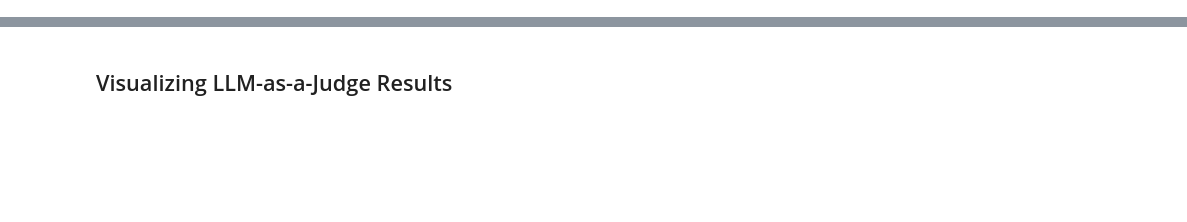
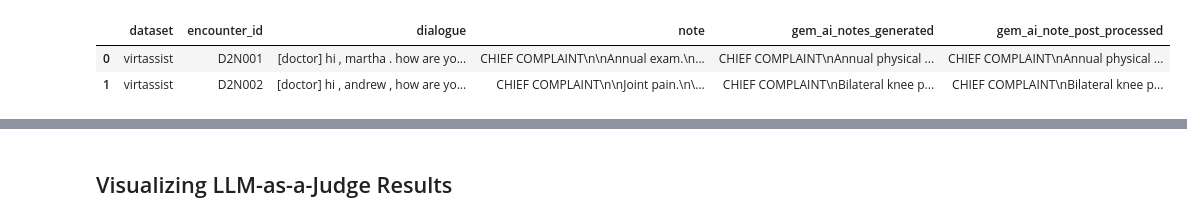
Before and after one commit to nauzleyabedini/Clinical-Note-Evaluation, a Jupyter notebook: Clinical_Note_Eval.ipynb, the cells around one changed output, grey strips where cells are left out. Saved outputs shown, nothing was run; the diff lists cells and outputs as text; code cells hidden in the pictures; blank space fills up the shorter version.

```diff
--- a/Clinical_Note_Eval.ipynb
+++ b/Clinical_Note_Eval.ipynb
@@ -282,0 +54,18 @@ Please generate the initial AI draft clinical note now:"""
+# %%
+# Load the pre-generated datasets directly from GitHub
+import pandas as pd
+
+full_dataset_url = 'https://raw.githubusercontent.com/nauzleyabedini/Clinical-Note-Evaluation/main/Data/full_dataset_with_ai_notes.csv'
+experimental_dataset_url = 'https://raw.githubusercontent.com/nauzleyabedini/Clinical-Note-Evaluation/main/Data/experimental_dataset_with_ai_notes.csv'
+
+try:
+    full_df = pd.read_csv(full_dataset_url)
+    experimental_df = pd.read_csv(experimental_dataset_url)
+    print(f"Successfully loaded full dataset with {len(full_df)} encounters from GitHub.")
+    print(f"Successfully loaded experimental dataset with {len(experimental_df)} encounters from GitHub.")
+    print("\nNote: You can skip the subsequent AI Note Generation cells and proceed directly to Evaluation.")
+    display(experimental_df.head(2))
+except Exception as e:
+    print(f"Error loading datasets from GitHub: {e}")
+    print("Please check the URLs or run the generation cells below to create them locally.")
+# %% [output]
@@ -282,0 +76,3 @@ Please generate the initial AI draft clinical note now:"""
+|  | dataset | encounter_id | dialogue | note | gem_ai_notes_generated | gem_ai_note_post_processed |
+| 0 | virtassist | D2N001 | [doctor] hi , martha . how are yo... | CHIEF COMPLAINT\n\nAnnual exam.\n... | CHIEF COMPLAINT\nAnnual physical ... | CHIEF COMPLAINT\nAnnual physical ... |
+| 1 | virtassist | D2N002 | [doctor] hi , andrew , how are yo... | CHIEF COMPLAINT\n\nJoint pain.\n\... | CHIEF COMPLAINT\nBilateral knee p... | CHIEF COMPLAINT\nBilateral knee p... |
```
Also changed, not shown: parts of 38 cells of this notebook.
